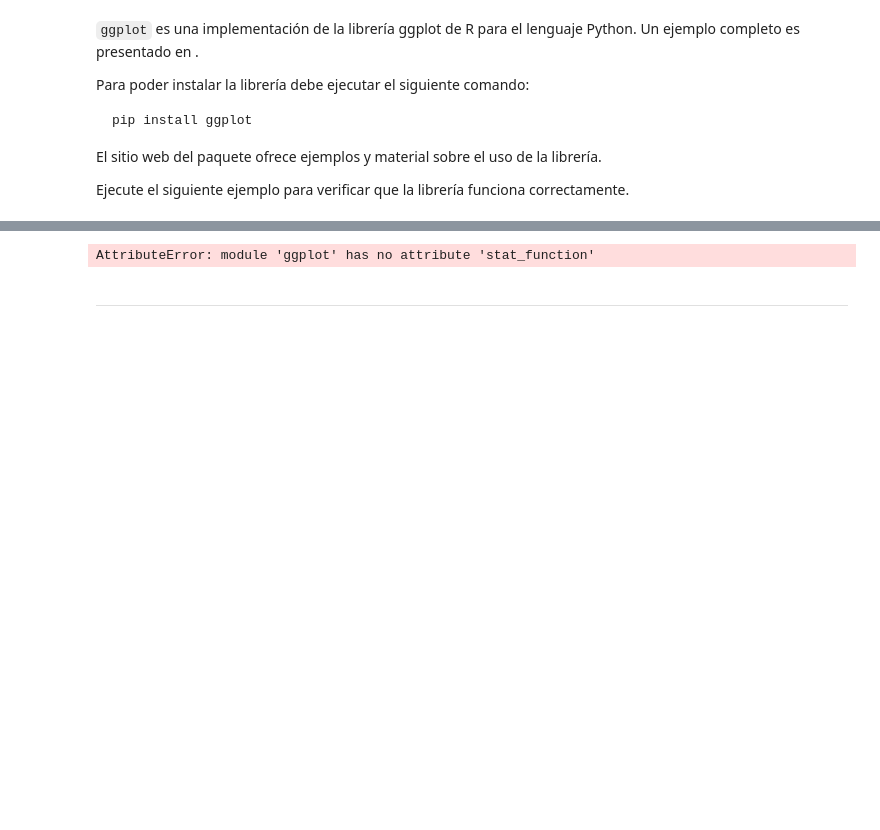
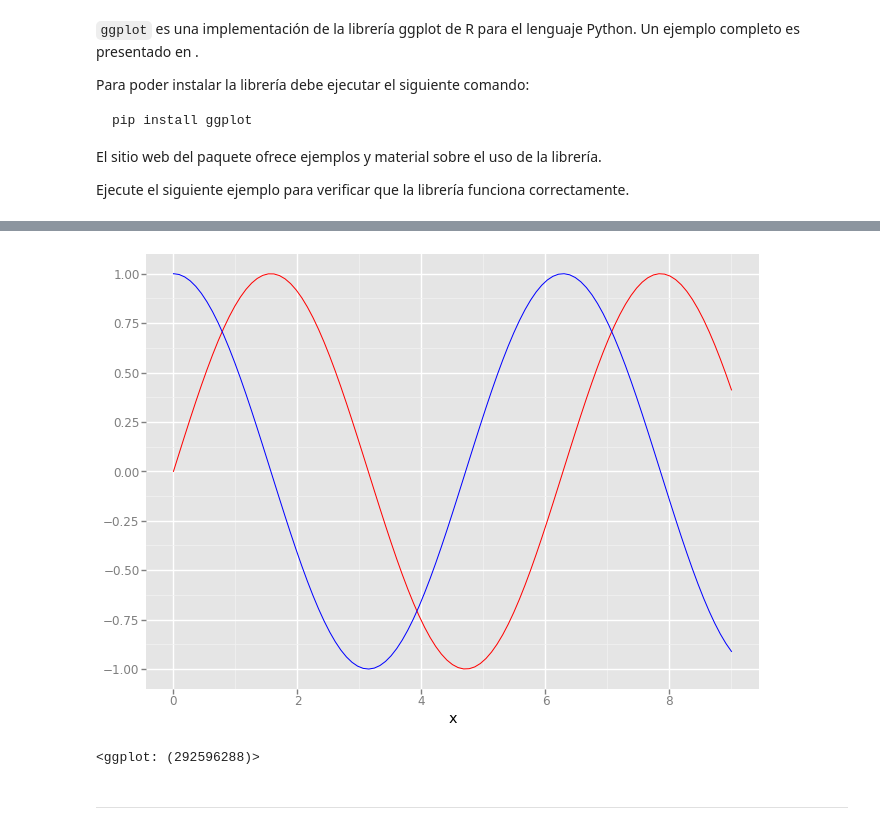
Before and after one commit to jmmaderar/IPython-for-data-science, a Jupyter notebook: 08-visualizacion.ipynb, the cells around one changed output, grey strips where cells are left out. Saved outputs shown, nothing was run; the diff lists cells and outputs as text; code cells hidden in the pictures; blank space fills up the shorter version.

```diff
--- a/08-visualizacion.ipynb
+++ b/08-visualizacion.ipynb
@@ -166,13 +163,14 @@ You can access Timestamp as pandas.Timestamp
 # %%
 import numpy as np
 import pandas as pd
 
 gg.ggplot(pd.DataFrame({'x':np.arange(10)}),
        gg.aes(x='x')) + \
        gg.stat_function(fun=np.sin,color="red") + \
-       gg.stat_function(fun=np.cos,color="blue")
+       gg.stats.stat_function(fun=np.cos,color="blue")
 # %% [output]
+[figure, added]
-AttributeError: module 'ggplot' has no attribute 'stat_function'
+<ggplot: (292596288)>
 # %% [markdown]
 ---
 # %% [markdown]
```
Also changed, not shown: parts of 1 cell of this notebook, 4 other files.
